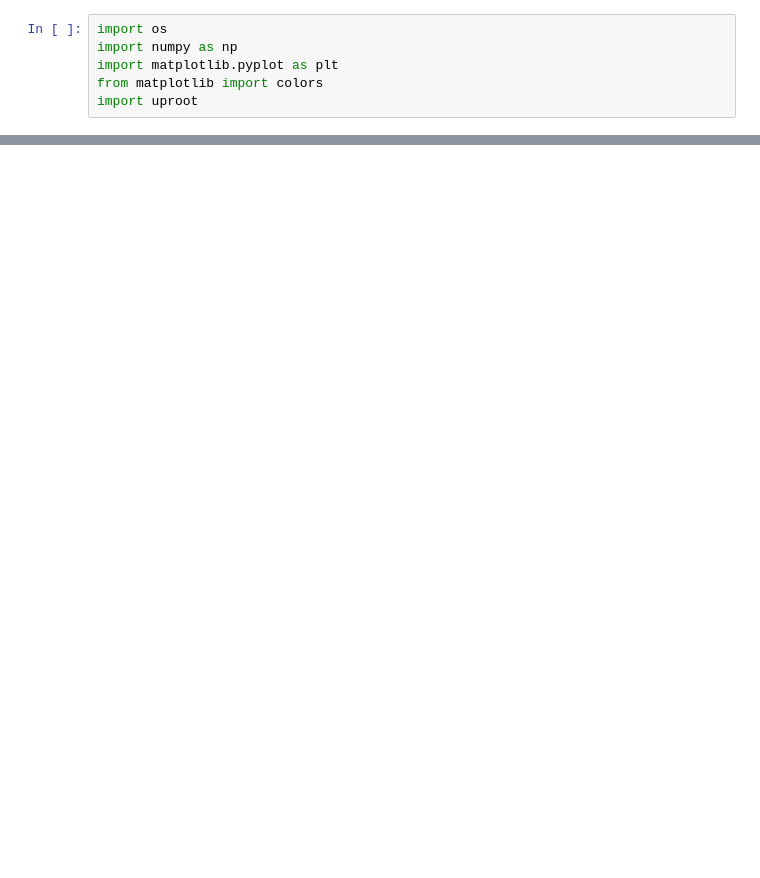
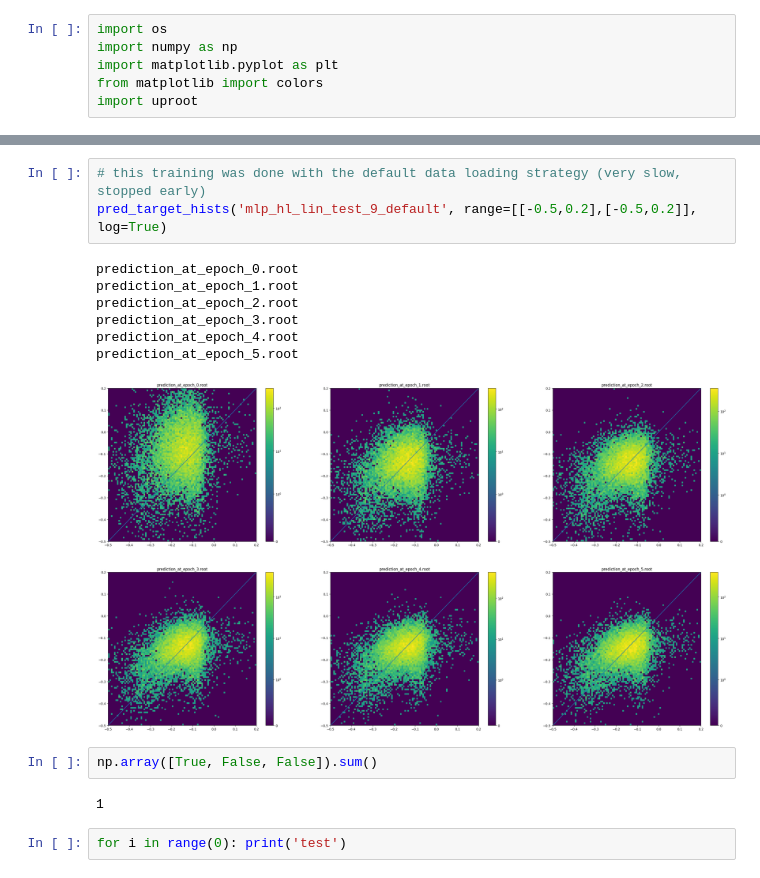
Before and after one commit to HephyAnalysisSW/ParticleNet4EFT, a Jupyter notebook: plot_predict_output.ipynb, the cells around one changed output, grey strips where cells are left out. Cells and saved outputs as stored; diff of their text form; blank space fills up the shorter version.

```diff
--- a/plot_predict_output.ipynb
+++ b/plot_predict_output.ipynb
@@ -30,0 +74,17 @@ pred_target_hists('mlp_hl_lin_v5', range=[[-0.5,0.2],[-0.5,0.2]], log=True)
+# %%
+# this training was done with the default data loading strategy (very slow, stopped early)
+pred_target_hists('mlp_hl_lin_test_9_default', range=[[-0.5,0.2],[-0.5,0.2]], log=True)
+# %% [output]
+prediction_at_epoch_0.root
+prediction_at_epoch_1.root
+prediction_at_epoch_2.root
+prediction_at_epoch_3.root
+prediction_at_epoch_4.root
+prediction_at_epoch_5.root
+[figure, added]
+# %%
+np.array([True, False, False]).sum()
+# %% [output]
+1
+# %%
+for i in range(0): print('test')
```
Also changed, not shown: parts of 5 cells of this notebook.
